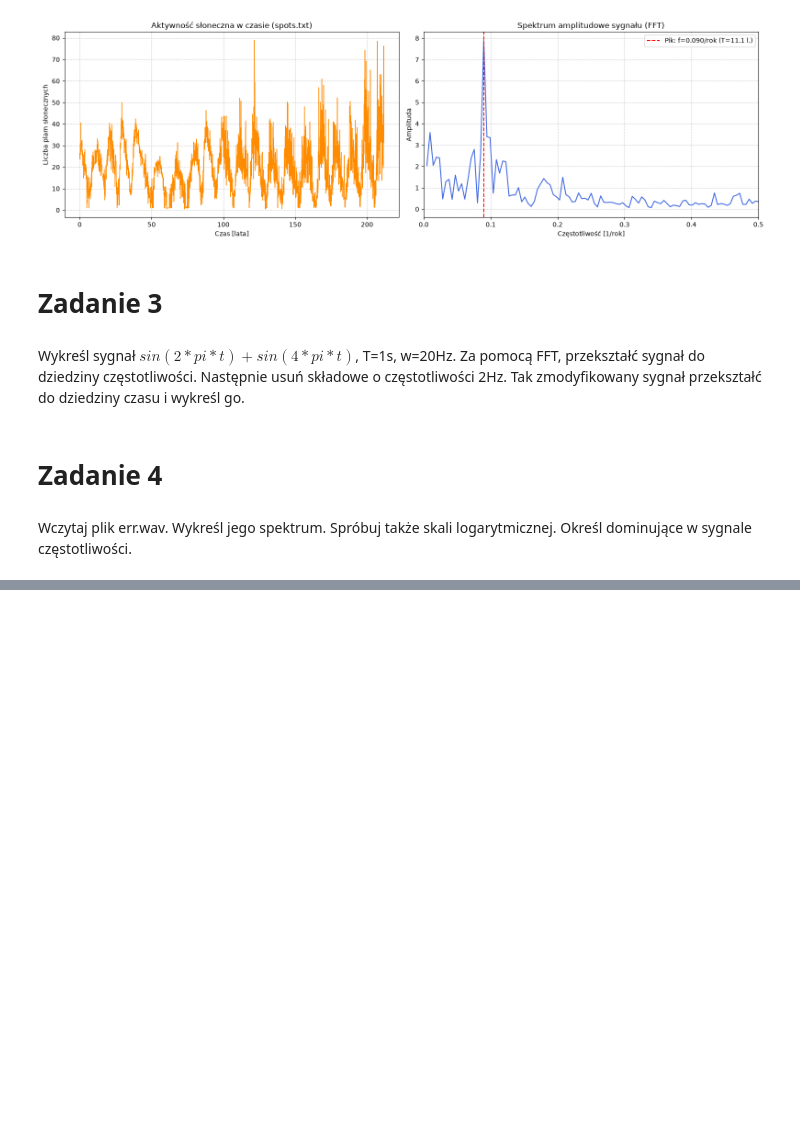
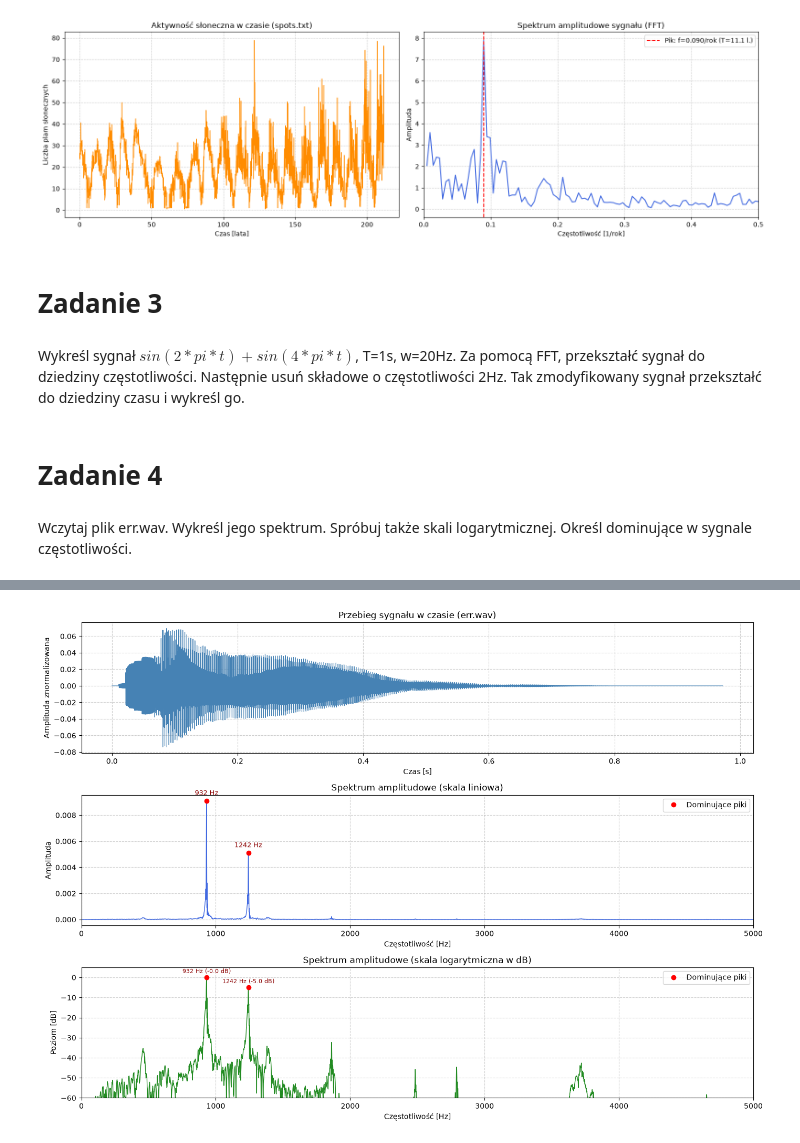
Before and after one commit to gaucho212/KCK, a Jupyter notebook: Lab3/2025/Sygnaly-Lab1-clear.ipynb, the cells around one changed output, grey strips where cells are left out. Saved outputs shown, nothing was run; the diff lists cells and outputs as text; code cells hidden in the pictures; blank space fills up the shorter version.

```diff
--- a/Lab3/2025/Sygnaly-Lab1-clear.ipynb
+++ b/Lab3/2025/Sygnaly-Lab1-clear.ipynb
@@ -199,3 +199,96 @@ Wykreśl sygnał $sin(2*pi*t) + sin(4*pi*t)$, T=1s, w=20Hz. Za pomocą FFT, prze
 # Zadanie 4
 # %% [markdown]
 Wczytaj plik err.wav. Wykreśl jego spektrum. Spróbuj także skali logarytmicznej. Określ dominujące w sygnale częstotliwości.
+# %%
+import numpy as np
+import matplotlib.pyplot as plt
+from scipy.io import wavfile
+from scipy.signal import find_peaks
+
+# Wczytanie pliku dźwiękowego
+fs, data = wavfile.read('err.wav')
+
+if data.ndim > 1:
+    data = data[:, 0]
+
+if np.issubdtype(data.dtype, np.integer):
+    max_val = np.iinfo(data.dtype).max
+    data = data / max_val
+
+N = len(data)
+time = np.arange(N) / fs
+
+# Obliczenie FFT i modułu widma
+fft_vals = np.fft.fft(data)
+amplitudes = np.abs(fft_vals) * 2 / N
+freqs = np.fft.fftfreq(N, d=1/fs)
+
+# Wycięcie połowy widma
+half = N // 2
+freqs_half = freqs[1:half]
+amp_half = amplitudes[1:half]
+
+# Skala logarytmiczna w decybelach
+eps = 1e-12
+amp_db = 20 * np.log10(amp_half / (np.max(amp_half) + eps) + eps)
+
+# Wykrycie dominujących częstotliwości
+min_dist = max(1, int(20 / (fs / N)))
+peaks, _ = find_peaks(amp_half, height=0.1 * np.max(amp_half), distance=min_dist)
+
+# Posortowanie znalezionych pików malejąco po amplitudzie
+sorted_peak_indices = peaks[np.argsort(amp_half[peaks])[::-1]]
+
+print(f"Częstotliwość próbkowania: {fs} Hz")
+print(f"Liczba próbek: {N} (czas trwania: {N/fs:.3f} s)")
+print("\nDominujące częstotliwości w sygnale:")
+for i, idx in enumerate(sorted_peak_indices[:5], start=1):
+    f_peak = freqs_half[idx]
+    a_peak = amp_half[idx]
+    a_db_peak = amp_db[idx]
+    print(f"  {i}. f = {f_peak:.1f} Hz (amplituda: {a_peak:.4f}, poziom: {a_db_peak:.1f} dBFS)")
+
+#Wykresy
+fig, (ax1, ax2, ax3) = plt.subplots(3, 1, figsize=(14, 10))
+
+# Sygnał w czasie
+ax1.plot(time, data, color='steelblue', lw=0.8)
+ax1.set_title("Przebieg sygnału w czasie (err.wav)")
+ax1.set_xlabel("Czas [s]")
+ax1.set_ylabel("Amplituda znormalizowana")
+ax1.grid(True, linestyle='--', alpha=0.6)
+
+# Spektrum w skali liniowej
+ax2.plot(freqs_half, amp_half, color='royalblue', lw=1)
+ax2.plot(freqs_half[sorted_peak_indices[:5]], amp_half[sorted_peak_indices[:5]],
+         'ro', markersize=6, label='Dominujące piki')
+for idx in sorted_peak_indices[:5]:
+    ax2.annotate(f"{freqs_half[idx]:.0f} Hz",
+                 (freqs_half[idx], amp_half[idx]),
+                 textcoords="offset points", xytext=(0, 8), ha='center', fontsize=9, color='darkred')
+ax2.set_title("Spektrum amplitudowe (skala liniowa)")
+ax2.set_xlabel("Częstotliwość [Hz]")
+ax2.set_ylabel("Amplituda")
+ax2.set_xlim(0, min(fs / 2, 5000))  # zakres do 5 kHz obejmuje większość pasma akustycznego
+ax2.grid(True, linestyle='--', alpha=0.6)
+ax2.legend()
+
+#  Spektrum w skali logarytmicznej (dB)
+ax3.plot(freqs_half, amp_db, color='forestgreen', lw=1)
+ax3.plot(freqs_half[sorted_peak_indices[:5]], amp_db[sorted_peak_indices[:5]],
+         'ro', markersize=6, label='Dominujące piki')
+for idx in sorted_peak_indices[:5]:
+    ax3.annotate(f"{freqs_half[idx]:.0f} Hz ({amp_db[idx]:.1f} dB)",
+                 (freqs_half[idx], amp_db[idx]),
+                 textcoords="offset points", xytext=(0, 6), ha='center', fontsize=8, color='darkred')
+ax3.set_title("Spektrum amplitudowe (skala logarytmiczna w dB)")
+ax3.set_xlabel("Częstotliwość [Hz]")
+ax3.set_ylabel("Poziom [dB]")
+ax3.set_xlim(0, min(fs / 2, 5000))
+ax3.set_ylim(-60, 5)  # dynamika do 60 dB poniżej wartości szczytowej
+ax3.grid(True, linestyle='--', alpha=0.6)
+ax3.legend()
+
+plt.tight_layout()
+plt.show()
+# %% [output]
@@ -201,0 +301 @@ Wczytaj plik err.wav. Wykreśl jego spektrum. Spróbuj także skali logarytmiczn
+[figure, added]
```
Also changed, not shown: parts of 1 cell of this notebook.
